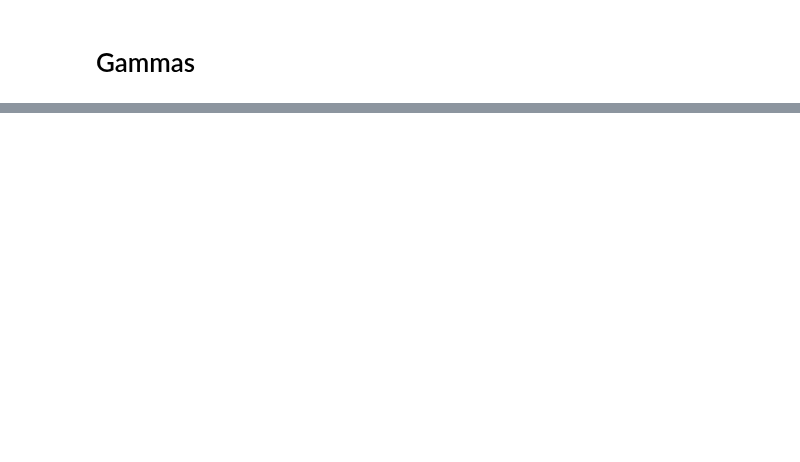
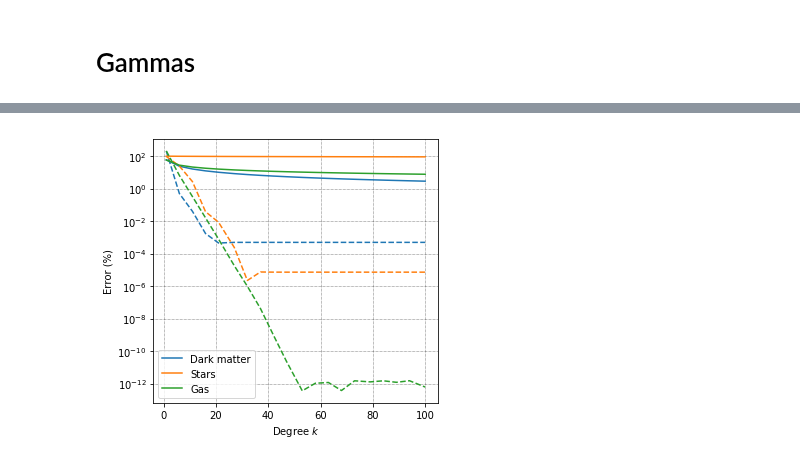
Before and after one commit to jsbarbosa/TesisFisica, a Jupyter notebook: Files/Week 8/Gammas.ipynb, the cells around one changed output, grey strips where cells are left out. Cells and saved outputs as stored; diff of their text form; code cells hidden in the pictures; blank space fills up the shorter version.

```diff
--- a/Files/Week 8/Gammas.ipynb
+++ b/Files/Week 8/Gammas.ipynb
@@ -120,0 +94,32 @@ degree = 50
+# %%
+degrees = np.linspace(1, 100, 20).astype(int)
+
+fig, ax = plt.subplots(figsize = (5, 4.5))
+
+for i in range(3):
+    val = values[i]
+    a = acs[i] * spy.exp(tau)
+    f = spy.lambdify(tau, a)
+    v = [laguerre(f, d) for d in degrees]
+    v = 100 * abs(v - val) / val
+    c = ax.plot(degrees, v, label = labels[i])[0].get_color()
+
+    a = (acs[i] * diff).subs([(tau, s0), (gamma, 0.2)])
+    f = spy.lambdify(omega, a)
+    v = [legendre(f, d) for d in degrees]
+    v = 100 * abs(v - val) / val
+    ax.plot(degrees, v, '--' ,c = c)
+
+ax.set_yscale('log')
+
+ax.set_xlabel(r'Degree $k$')
+ax.set_ylabel('Error (%)')
+ax.legend()
+
+ax.grid()
+
+fig.tight_layout()
+
+fig.savefig("scheme_error.png", dpi = 300)
+# %% [output]
+[figure, added]
```
Also changed, not shown: parts of 14 cells of this notebook, 27 other files.
